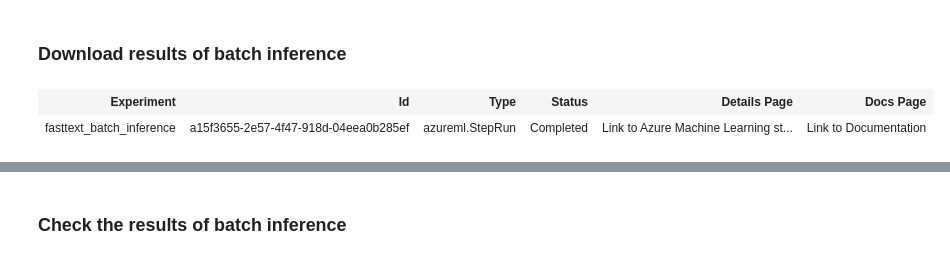
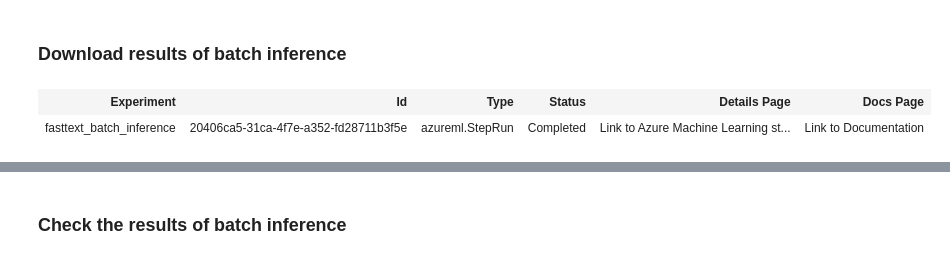
Before and after one commit to smallhaes/fasttext-sentence-classification, a Jupyter notebook: fasttext_batch_inference.ipynb, the cells around one changed output, grey strips where cells are left out. Drawn from its saved outputs; the diff is of its cells as text; code cells hidden in the pictures.

```diff
--- a/fasttext_batch_inference.ipynb
+++ b/fasttext_batch_inference.ipynb
@@ -147,0 +140,4 @@ step_run
+# %%
+step_run_id = '563be321-693b-4c1c-b33b-6c515e26856c'
+step_run = pipeline_run.get_step_run(step_run_id)
+step_run
@@ -153,7 +152,7 @@ step_run
 # %% [markdown]
 ### Use the trained model as the input of a new pipeline
 # %%
-port = step_run.get_port(name='The_better_model')
+port = step_run.get_port(name='The better model')
 model_data_path = port.get_data_path()
 model = Dataset.File.from_files(path=[model_data_path]).as_named_input('model_for_batch_inference')
 model
@@ -163,15 +162,14 @@ model
 ### Construct the pipeline
 # %%
 @dsl.pipeline(name='batch inference', description='Batch Inference', default_compute_target=aml_compute.name)
-def training_pipeline(dataset=dataset, model=model):
+def training_pipeline(dataset, model):
     fasttext_score = fasttext_score_module_func(
         texts_to_score=dataset,
         fasttext_model_dir=model
     )
-    fasttext_score.runsettings.configure(node_count=2, process_count_per_node=2, mini_batch_size="64")
+    fasttext_score.runsettings.configure(node_count=2, process_count_per_node=2, mini_batch_size='64')
 # %%
-# pipeline
-pipeline = training_pipeline()
+pipeline = training_pipeline(dataset=dataset, model=model)
 # pipeline.save(experiment_name=experiment_name)
 pipeline
 # %% [output]
@@ -195,12 +193,12 @@ ValidateView(container_id='container_id_b8e3fa40-fd8e-4f8f-bf84-7a71d75d6b22_wid
 # %% [markdown]
 ### Download results of batch inference
 # %%
-step_run_id = 'a15f3655-2e57-4f47-918d-04eea0b285ef'
+step_run_id = '20406ca5-31ca-4f7e-a352-fd28711b3f5e'
 step_run = pipeline_run.get_step_run(step_run_id)
 step_run
 # %% [output]
 | Experiment | Id | Type | Status | Details Page | Docs Page |
-| fasttext_batch_inference | a15f3655-2e57-4f47-918d-04eea0b285ef | azureml.StepRun | Completed | Link to Azure Machine Learning st... | Link to Documentation |
+| fasttext_batch_inference | 20406ca5-31ca-4f7e-a352-fd28711b3f5e | azureml.StepRun | Completed | Link to Azure Machine Learning st... | Link to Documentation |
 # %%
 port = step_run.get_port(name='Scored data output dir')
 saved_path = port.download(overwrite=True)
```
Also changed, not shown: parts of 11 cells of this notebook, 1 other file.
